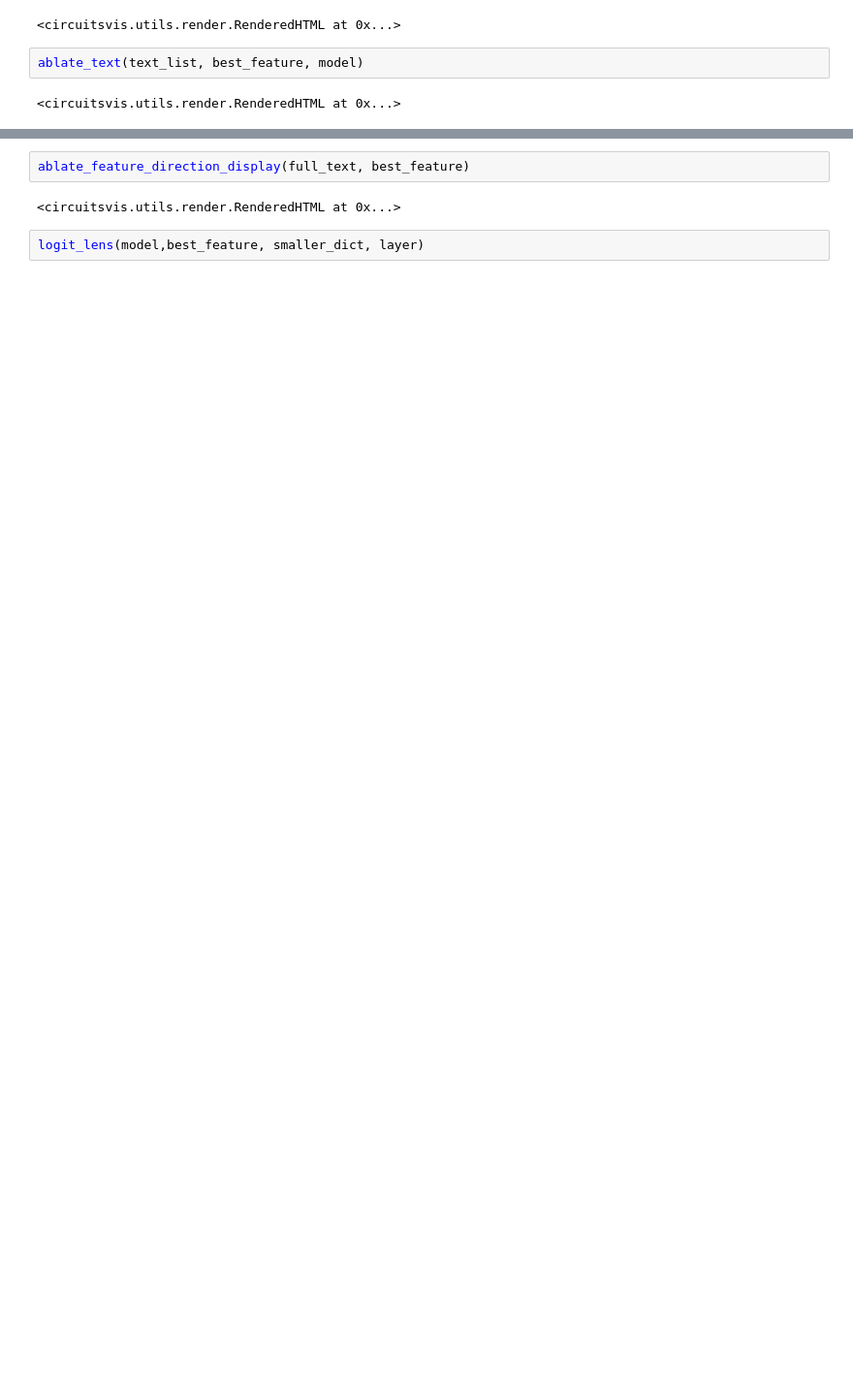
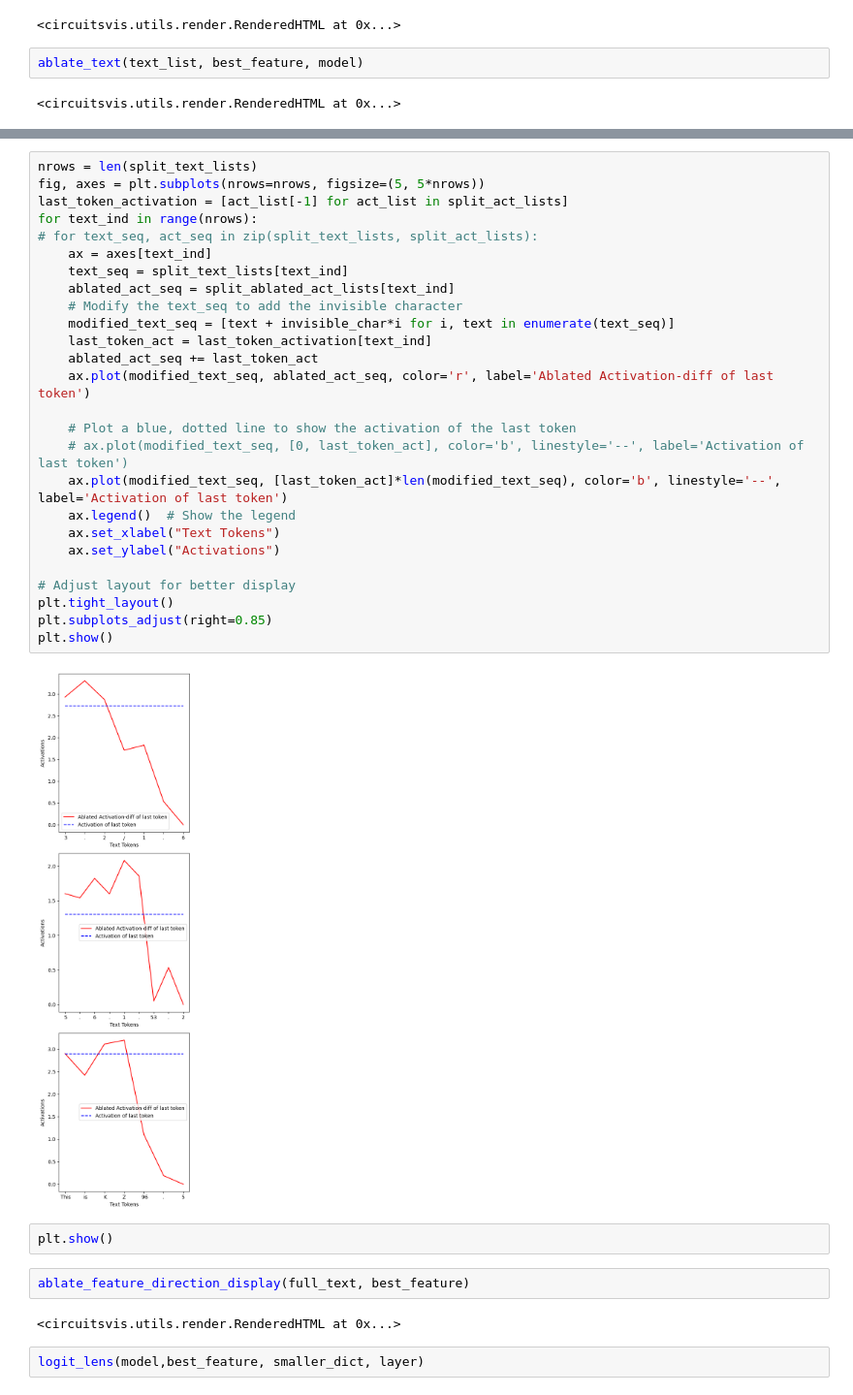
Before and after one commit to migerovitch/sparse_coding, a Jupyter notebook: minimal_feature_interp.ipynb, the cells around one changed output, grey strips where cells are left out. Shown at 97% size. Cells and saved outputs as stored; diff of their text form; blank space fills up the shorter version.

```diff
--- a/minimal_feature_interp.ipynb
+++ b/minimal_feature_interp.ipynb
@@ -476,3 +505,33 @@ ablate_text(text_list, best_feature, model)
+# %%
+nrows = len(split_text_lists)
+fig, axes = plt.subplots(nrows=nrows, figsize=(5, 5*nrows))
+last_token_activation = [act_list[-1] for act_list in split_act_lists]
+for text_ind in range(nrows):
+# for text_seq, act_seq in zip(split_text_lists, split_act_lists):
+    ax = axes[text_ind]
+    text_seq = split_text_lists[text_ind]
+    ablated_act_seq = split_ablated_act_lists[text_ind]
+    # Modify the text_seq to add the invisible character
+    modified_text_seq = [text + invisible_char*i for i, text in enumerate(text_seq)]
+    last_token_act = last_token_activation[text_ind]
+    ablated_act_seq += last_token_act
+    ax.plot(modified_text_seq, ablated_act_seq, color='r', label='Ablated Activation-diff of last token')
+
+    # Plot a blue, dotted line to show the activation of the last token
+    # ax.plot(modified_text_seq, [0, last_token_act], color='b', linestyle='--', label='Activation of last token')
+    ax.plot(modified_text_seq, [last_token_act]*len(modified_text_seq), color='b', linestyle='--', label='Activation of last token')
+    ax.legend()  # Show the legend
+    ax.set_xlabel("Text Tokens")
+    ax.set_ylabel("Activations")
+
+# Adjust layout for better display
+plt.tight_layout()
+plt.subplots_adjust(right=0.85)
+plt.show()
+# %% [output]
+[figure, added]
+# %%
+plt.show()
 # %%
 ablate_feature_direction_display(full_text, best_feature)
 # %% [output]
```
Also changed, not shown: parts of 20 cells of this notebook.
